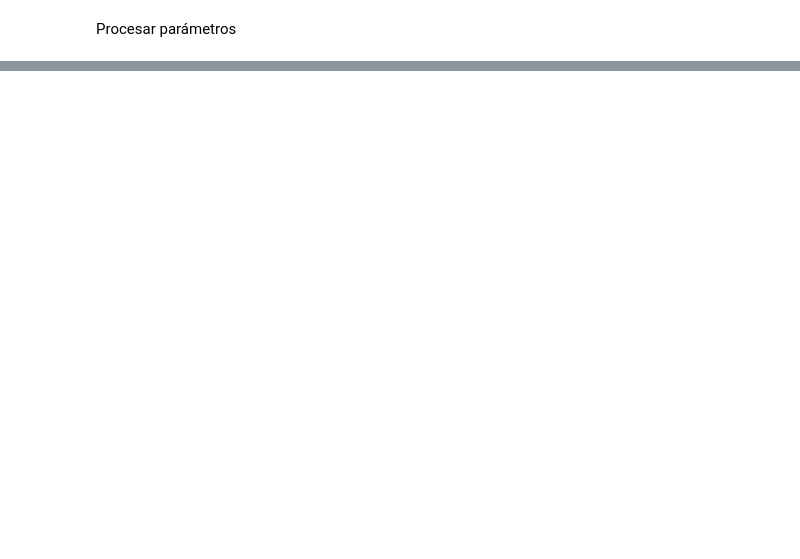
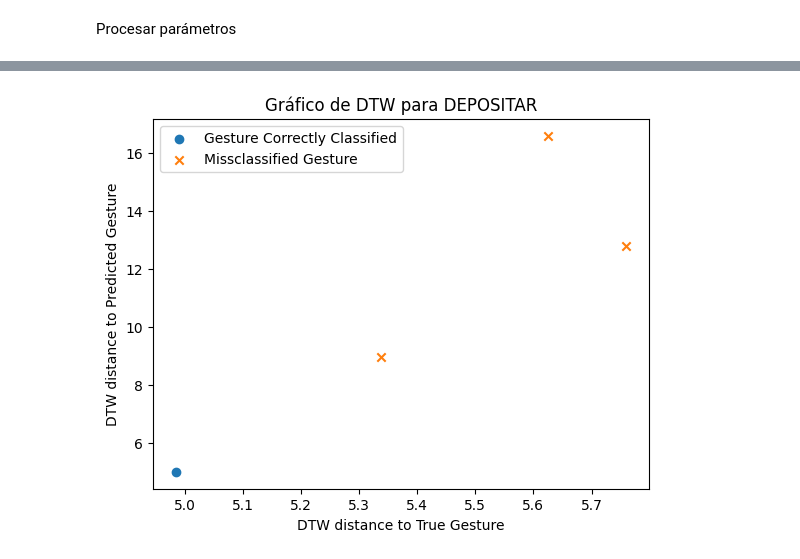
Before and after one commit to RaulMB94/rai_exp_2023_sivarita, a Jupyter notebook: rai_exp_2023_sivarita.ipynb, the cells around one changed output, grey strips where cells are left out. Cells and saved outputs as stored; diff of their text form; code cells hidden in the pictures; blank space fills up the shorter version.

```diff
--- a/rai_exp_2023_sivarita.ipynb
+++ b/rai_exp_2023_sivarita.ipynb
@@ -126,0 +84,6 @@ for i_row in range(df_data.shape[0]):
+# %%
+df = df_data.dataFrameIA[25]
+tarea = df_data.tipo_actividad[25]
+Sivarita.plotDTWparam(df, tarea)
+# %% [output]
+[figure, added]
```
Also changed, not shown: parts of 3 cells of this notebook, 2 other files.
